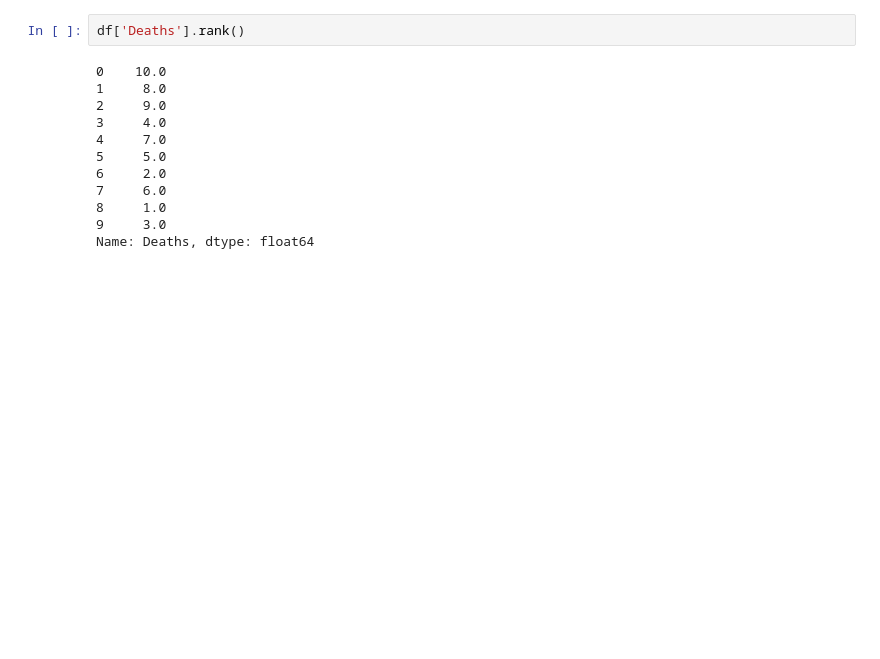
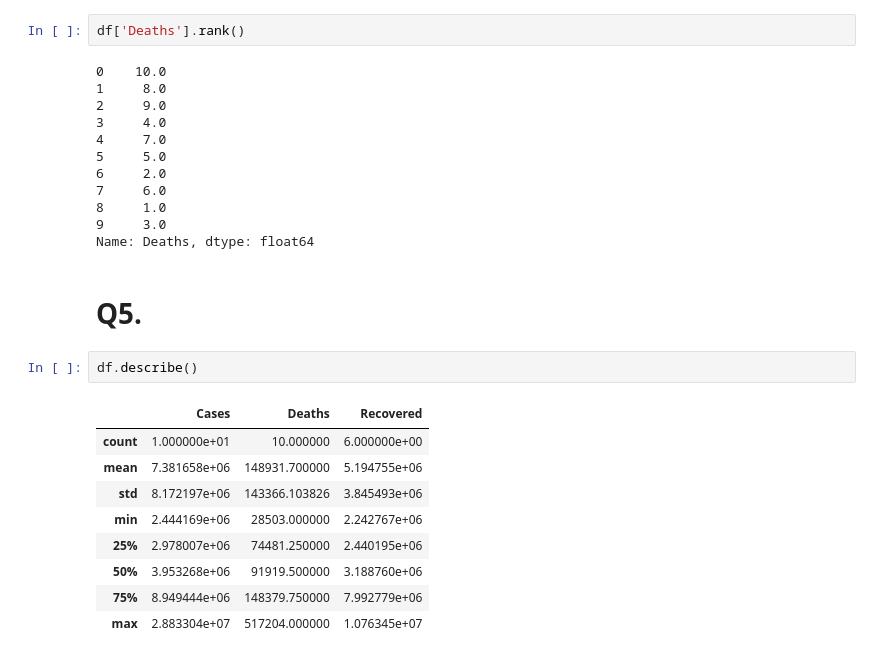
Before and after one commit to Sulphite05/MachineLearning, a Jupyter notebook: lab2.ipynb, the cells around one changed output. Cells and saved outputs as stored; diff of their text form; blank space fills up the shorter version.

```diff
--- a/lab2.ipynb
+++ b/lab2.ipynb
@@ -441,3 +441,17 @@ df['Deaths'].rank()
 8     1.0
 9     3.0
 Name: Deaths, dtype: float64
+# %% [markdown]
+# Q5.
+# %%
+df.describe()
+# %% [output]
+|  | Cases | Deaths | Recovered |
+| count | 1.000000e+01 | 10.000000 | 6.000000e+00 |
+| mean | 7.381658e+06 | 148931.700000 | 5.194755e+06 |
+| std | 8.172197e+06 | 143366.103826 | 3.845493e+06 |
+| min | 2.444169e+06 | 28503.000000 | 2.242767e+06 |
+| 25% | 2.978007e+06 | 74481.250000 | 2.440195e+06 |
+| 50% | 3.953268e+06 | 91919.500000 | 3.188760e+06 |
+| 75% | 8.949444e+06 | 148379.750000 | 7.992779e+06 |
+| max | 2.883304e+07 | 517204.000000 | 1.076345e+07 |
```
Also changed, not shown: parts of 3 cells of this notebook.
